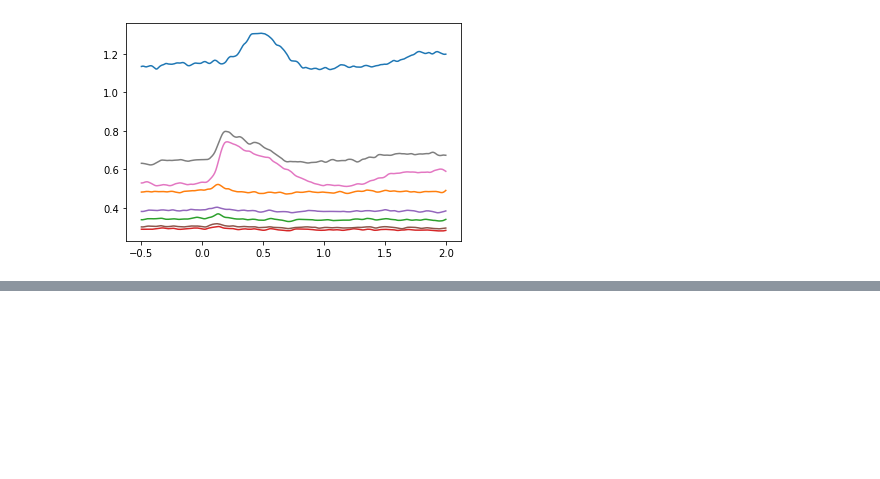
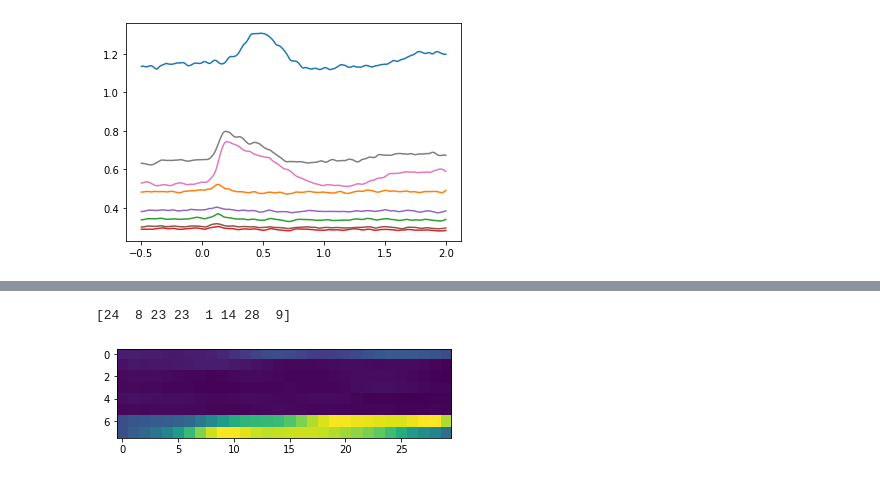
Before and after one commit to naplab/naplib-python, a Jupyter notebook: docs/examples/phoneme_and_word_alignment.ipynb, the cells around one changed output, grey strips where cells are left out. Cells and saved outputs as stored; diff of their text form; code cells hidden in the pictures; blank space fills up the shorter version.

Commit message:
add phoneme lag f-ratio to phoneme and word alignment example

```diff
--- a/docs/examples/phoneme_and_word_alignment.ipynb
+++ b/docs/examples/phoneme_and_word_alignment.ipynb
@@ -188,0 +193,20 @@ plt.show()
+# %%
+from naplib.segmentation import electrode_lags_fratio
+
+# set return_fratios=True to get both the lags and the f-ratios
+lags, fratios = electrode_lags_fratio(outstruct, data='resp', labels=result['phn_labels'], max_lag=30, return_fratios=True)
+# %%
+# as we might have expected given the fact that only a couple electrodes had significant
+# word-onset responses above, only a couple electrodes seem to have significant f-ratios
+# over time, but the peak in their f-ratios is very different, with one peaking 28 samples
+# after a phoneme change and the other peaking only 9 samples after a phoneme change,
+# suggesting they may be in very different stages of the auditory pathway
+
+print(lags)
+
+plt.figure()
+plt.imshow(fratios)
+plt.show()
+# %% [output]
+[24  8 23 23  1 14 28  9]
+[figure, added]
```
Also changed, not shown: parts of 1 cell of this notebook.
